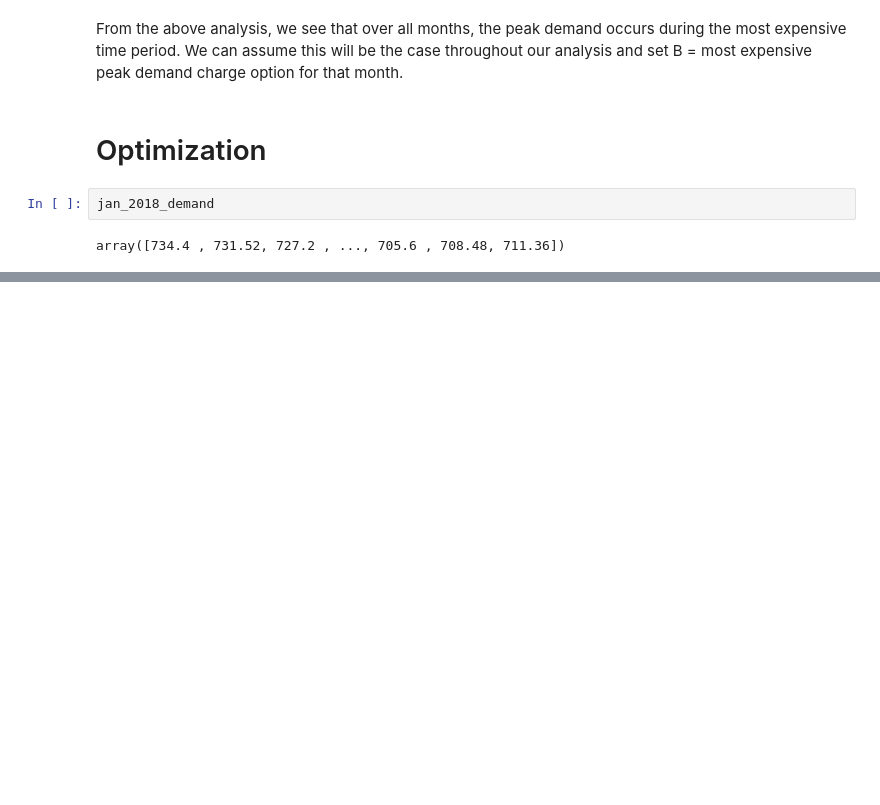
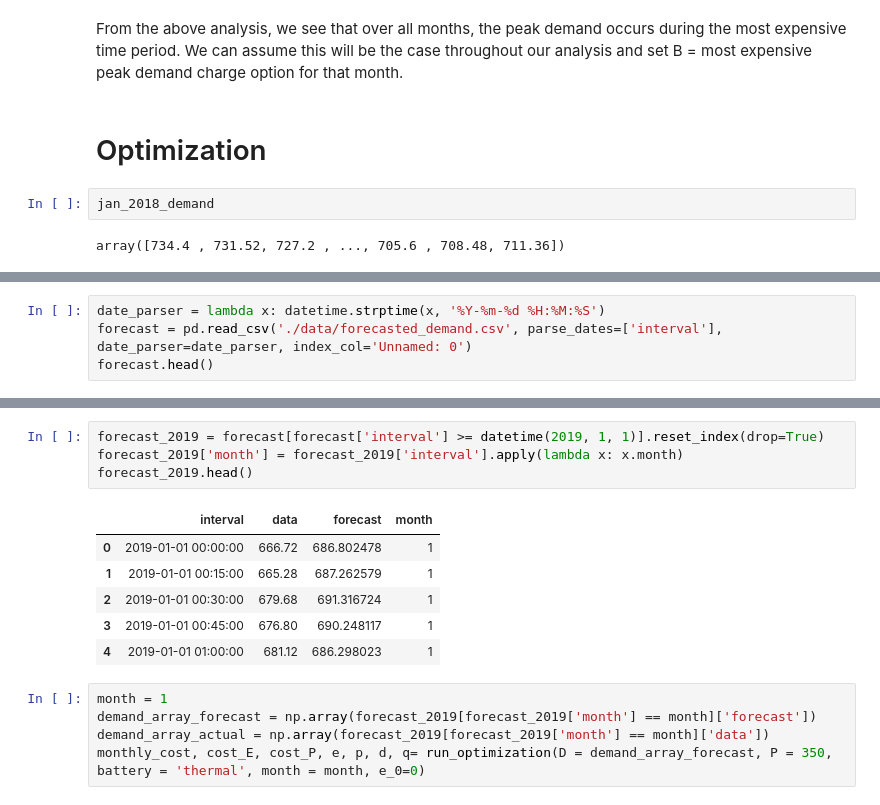
Before and after one commit to gnyirjesy/columbia-peak-shaving, a Jupyter notebook: peak_shaving_optimization.ipynb, the cells around one changed output, grey strips where cells are left out. Cells and saved outputs as stored; diff of their text form; blank space fills up the shorter version.

```diff
--- a/peak_shaving_optimization.ipynb
+++ b/peak_shaving_optimization.ipynb
@@ -442,0 +354,4 @@ peak deamnd: $1905.12
+# %%
+date_parser = lambda x: datetime.strptime(x, '%Y-%m-%d %H:%M:%S')
+forecast = pd.read_csv('./data/forecasted_demand.csv', parse_dates=['interval'], date_parser=date_parser, index_col='Unnamed: 0')
+forecast.head()
@@ -442,0 +365,16 @@ peak deamnd: $1905.12
+# %%
+forecast_2019 = forecast[forecast['interval'] >= datetime(2019, 1, 1)].reset_index(drop=True)
+forecast_2019['month'] = forecast_2019['interval'].apply(lambda x: x.month)
+forecast_2019.head()
+# %% [output]
+|  | interval | data | forecast | month |
+| 0 | 2019-01-01 00:00:00 | 666.72 | 686.802478 | 1 |
+| 1 | 2019-01-01 00:15:00 | 665.28 | 687.262579 | 1 |
+| 2 | 2019-01-01 00:30:00 | 679.68 | 691.316724 | 1 |
+| 3 | 2019-01-01 00:45:00 | 676.80 | 690.248117 | 1 |
+| 4 | 2019-01-01 01:00:00 | 681.12 | 686.298023 | 1 |
+# %%
+month = 1
+demand_array_forecast = np.array(forecast_2019[forecast_2019['month'] == month]['forecast'])
+demand_array_actual = np.array(forecast_2019[forecast_2019['month'] == month]['data'])
+monthly_cost, cost_E, cost_P, e, p, d, q= run_optimization(D = demand_array_forecast, P = 350, battery = 'thermal', month = month, e_0=0)
```
Also changed, not shown: parts of 16 cells of this notebook.
